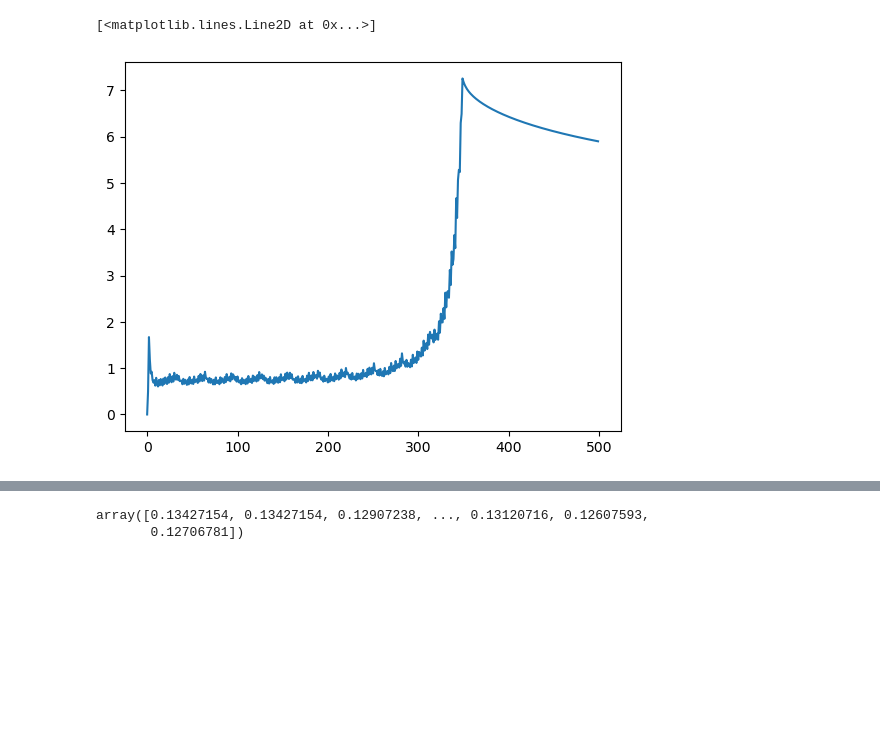
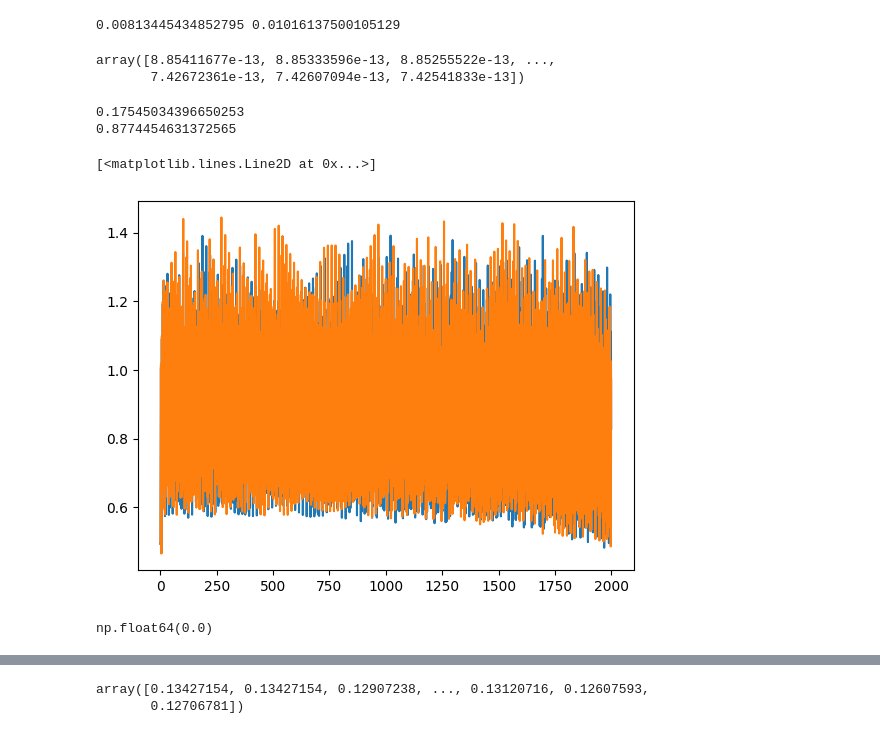
Before and after one commit to J-Hermant/Nesterov_Acceleration_Aiming_Condition, a Jupyter notebook: Wort_instance_pl.ipynb, the cells around one changed output, grey strips where cells are left out. Drawn from its saved outputs; the diff is of its cells as text; code cells hidden in the pictures; blank space fills up the shorter version.

```diff
--- a/Wort_instance_pl.ipynb
+++ b/Wort_instance_pl.ipynb
@@ -170,0 +283,4 @@ True
+# %%
+f_nag,mu,corr_nag = run_nag(init,n_iter,9* L**(-1), 0.4,t,T,D,L,y)
+f_gd,mu_gd = run_gd(init,n_iter,15* L**(-1),t,T,D,L,y)
+plt.plot(corr_nag)
@@ -171,6 +296,26 @@ True
+# %%
+print(10*mu.mean()/L, corr_nag.mean()*np.sqrt(9*mu.mean()/L)*(24/80)**(1/4))
+# %% [output]
+0.00813445434852795 0.01016137500105129
+# %%
+f_gd
+# %% [output]
+array([8.85411677e-13, 8.85333596e-13, 8.85255522e-13, ...,
+       7.42672361e-13, 7.42607094e-13, 7.42541833e-13])
 # %%
-grad_g_tilde(np.zeros(n),t,T,D,L,y)
+(mu.min()/mu.max())
+print((10/np.sqrt(5))*(np.mean(mu)/L)**(1/2)*(80/26)**(1/4))
+# plt.plot(grad_g_tilde(x,t,T,D,L,y))
+# print(grad_g_tilde(x,t,T,D,L,y)[np.where(grad_g_tilde(x,t,T,D,L,y)!= 0)])
+print(np.mean(mu))
 plt.plot(mu)
+plt.plot(mu_gd)
 # %% [output]
-[<matplotlib.lines.Line2D at 0x...>]
+0.17545034396650253
+0.8774454631372565
+[<matplotlib.lines.Line2D at 0x...>]
-[figure, old version]
+[figure, new version]
+# %%
+g_tilde(x_ast,t,T,D,L,y)
+# %% [output]
+np.float64(0.0)
```
Also changed, not shown: parts of 18 cells of this notebook, 3 other files.
